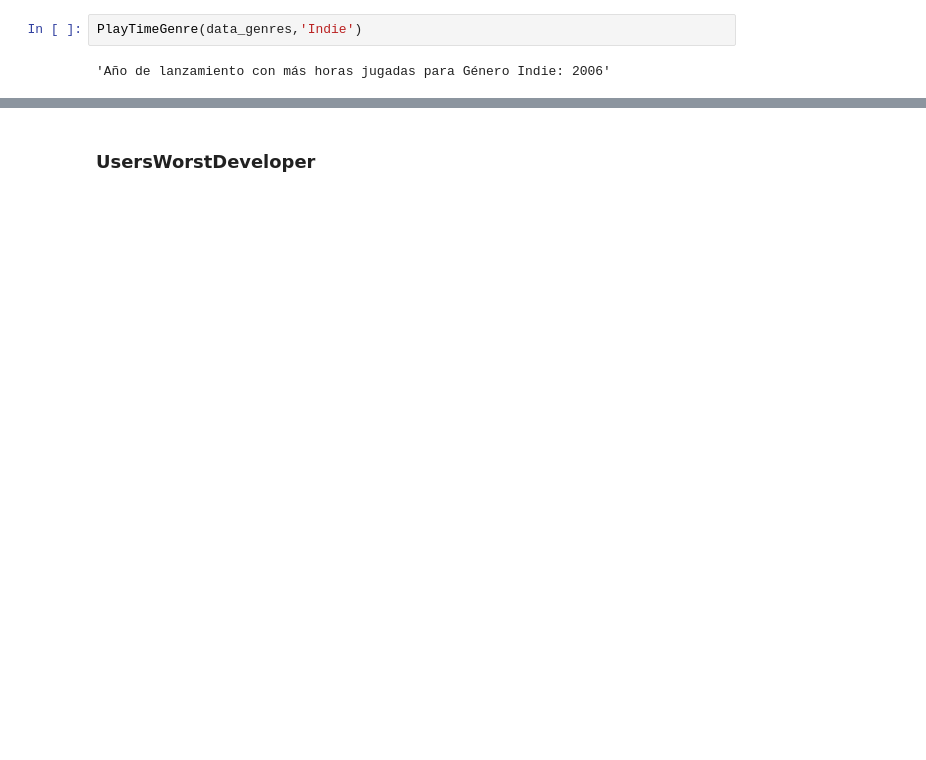
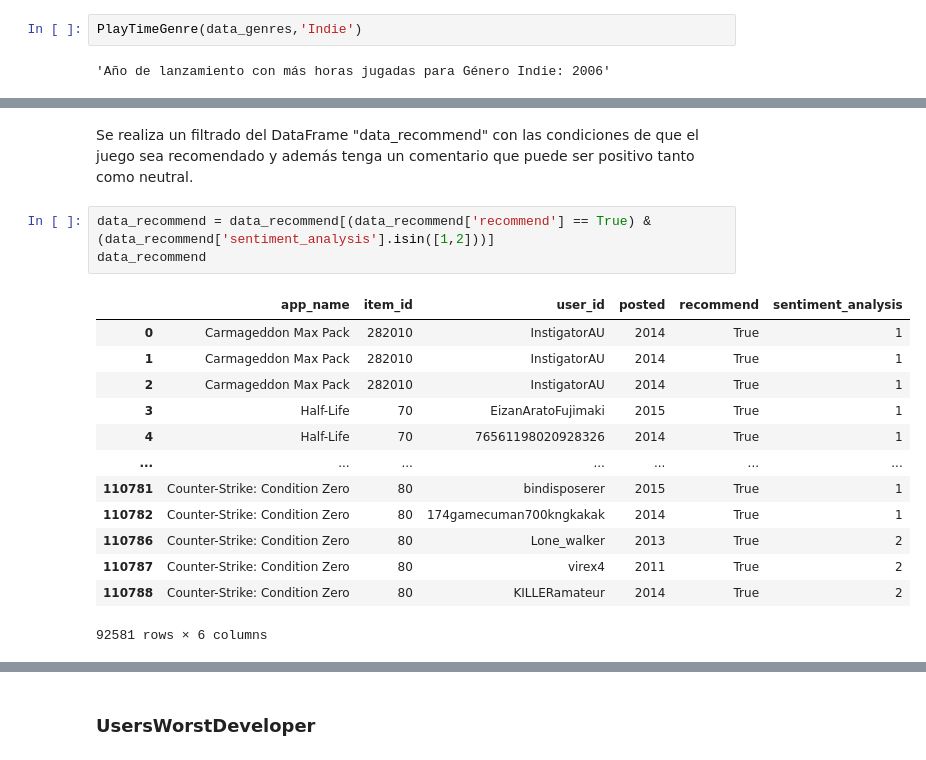
Before and after one commit to MaximilianoTauil/Individual_Proyecto, a Jupyter notebook: Notebooks/Data_funciones.ipynb, the cells around one changed output, grey strips where cells are left out. Drawn from its saved outputs; the diff is of its cells as text; blank space fills up the shorter version.

```diff
--- a/Notebooks/Data_funciones.ipynb
+++ b/Notebooks/Data_funciones.ipynb
@@ -83,0 +200,19 @@ PlayTimeGenre(data_genres,'Indie')
+# %% [markdown]
+Se realiza un filtrado del DataFrame "data_recommend" con las condiciones de que el juego sea recomendado y además tenga un comentario que puede ser positivo tanto como neutral.
+# %%
+data_recommend = data_recommend[(data_recommend['recommend'] == True) & (data_recommend['sentiment_analysis'].isin([1,2]))]
+data_recommend
+# %% [output]
+|  | app_name | item_id | user_id | posted | recommend | sentiment_analysis |
+| 0 | Carmageddon Max Pack | 282010 | InstigatorAU | 2014 | True | 1 |
+| 1 | Carmageddon Max Pack | 282010 | InstigatorAU | 2014 | True | 1 |
+| 2 | Carmageddon Max Pack | 282010 | InstigatorAU | 2014 | True | 1 |
+| 3 | Half-Life | 70 | EizanAratoFujimaki | 2015 | True | 1 |
+| 4 | Half-Life | 70 | 76561198020928326 | 2014 | True | 1 |
+| ... | ... | ... | ... | ... | ... | ... |
+| 110781 | Counter-Strike: Condition Zero | 80 | bindisposerer | 2015 | True | 1 |
+| 110782 | Counter-Strike: Condition Zero | 80 | 174gamecuman700kngkakak | 2014 | True | 1 |
+| 110786 | Counter-Strike: Condition Zero | 80 | Lone_walker | 2013 | True | 2 |
+| 110787 | Counter-Strike: Condition Zero | 80 | virex4 | 2011 | True | 2 |
+| 110788 | Counter-Strike: Condition Zero | 80 | KILLERamateur | 2014 | True | 2 |
+92581 rows × 6 columns
```
Also changed, not shown: parts of 41 cells of this notebook, 2 other files.
